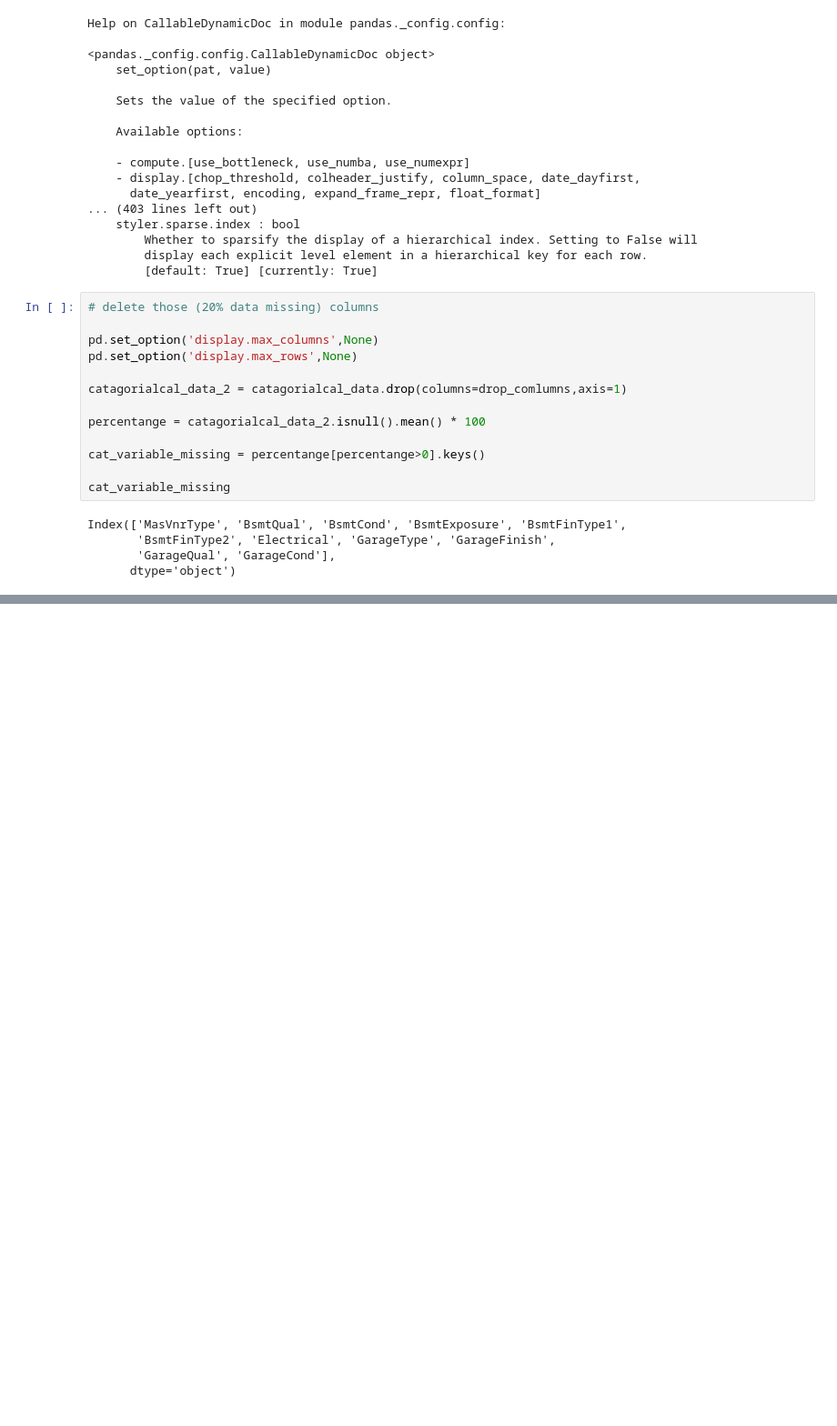
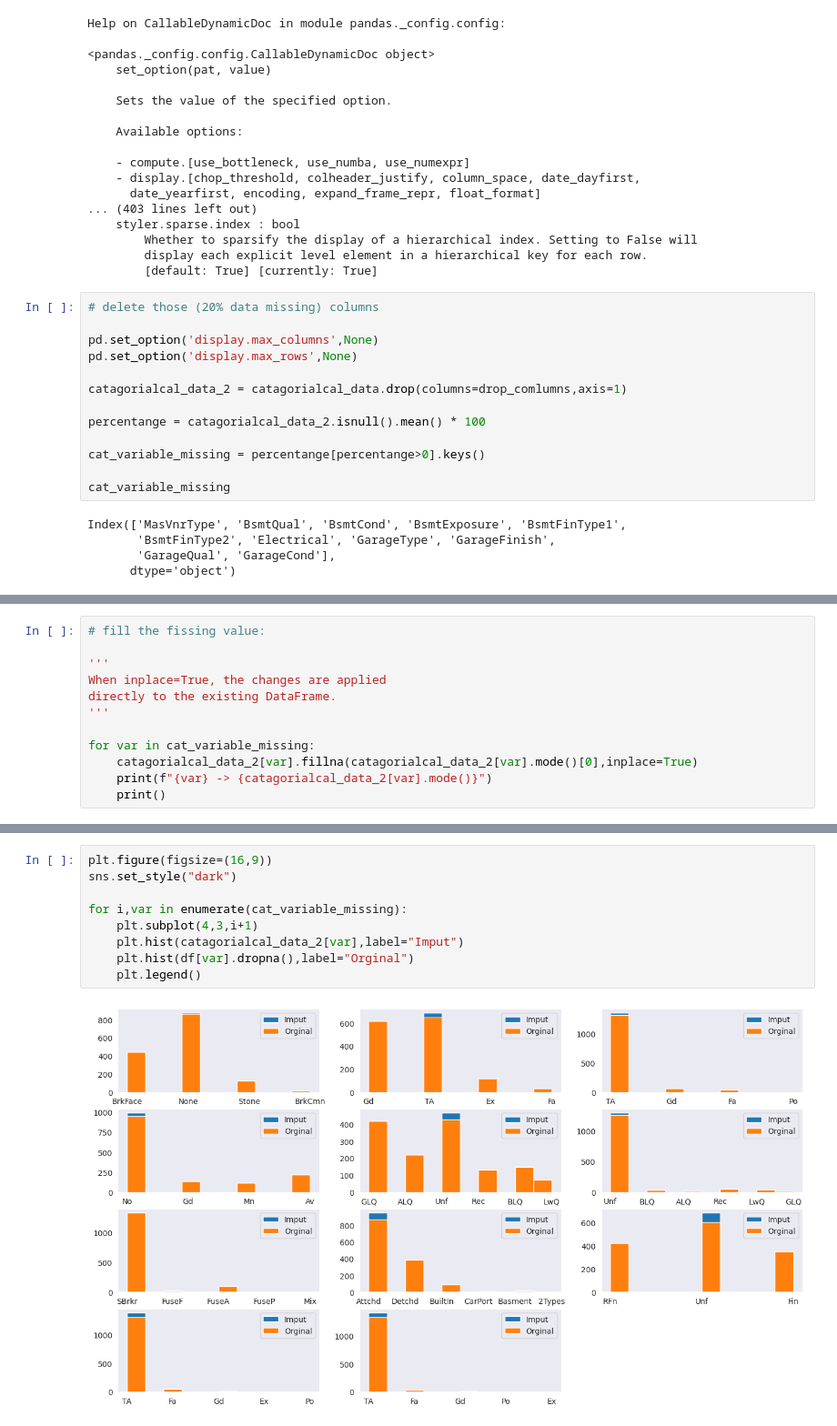
Before and after one commit to yasin-arafat-05/jupyterNotebook, a Jupyter notebook: DataPrepossingAndFeatureEngg/lec11.ipynb, the cells around one changed output, grey strips where cells are left out. Shown: that part at 91% size. Saved outputs shown, nothing was run; the diff lists cells and outputs as text; blank space fills up the shorter version.

```diff
--- a/DataPrepossingAndFeatureEngg/lec11.ipynb
+++ b/DataPrepossingAndFeatureEngg/lec11.ipynb
@@ -126,0 +138,12 @@ Index(['MasVnrType', 'BsmtQual', 'BsmtCond', 'BsmtExposure', 'BsmtFinType1',
+# %%
+# fill the fissing value:
+
+'''
+When inplace=True, the changes are applied
+directly to the existing DataFrame.
+'''
+
+for var in cat_variable_missing:
+    catagorialcal_data_2[var].fillna(catagorialcal_data_2[var].mode()[0],inplace=True)
+    print(f"{var} -> {catagorialcal_data_2[var].mode()}")
+    print()
@@ -126,0 +190,11 @@ Index(['MasVnrType', 'BsmtQual', 'BsmtCond', 'BsmtExposure', 'BsmtFinType1',
+# %%
+plt.figure(figsize=(16,9))
+sns.set_style("dark")
+
+for i,var in enumerate(cat_variable_missing):
+    plt.subplot(4,3,i+1)
+    plt.hist(catagorialcal_data_2[var],label="Imput")
+    plt.hist(df[var].dropna(),label="Orginal")
+    plt.legend()
+# %% [output]
+[figure, added]
```
Also changed, not shown: parts of 6 cells of this notebook.
